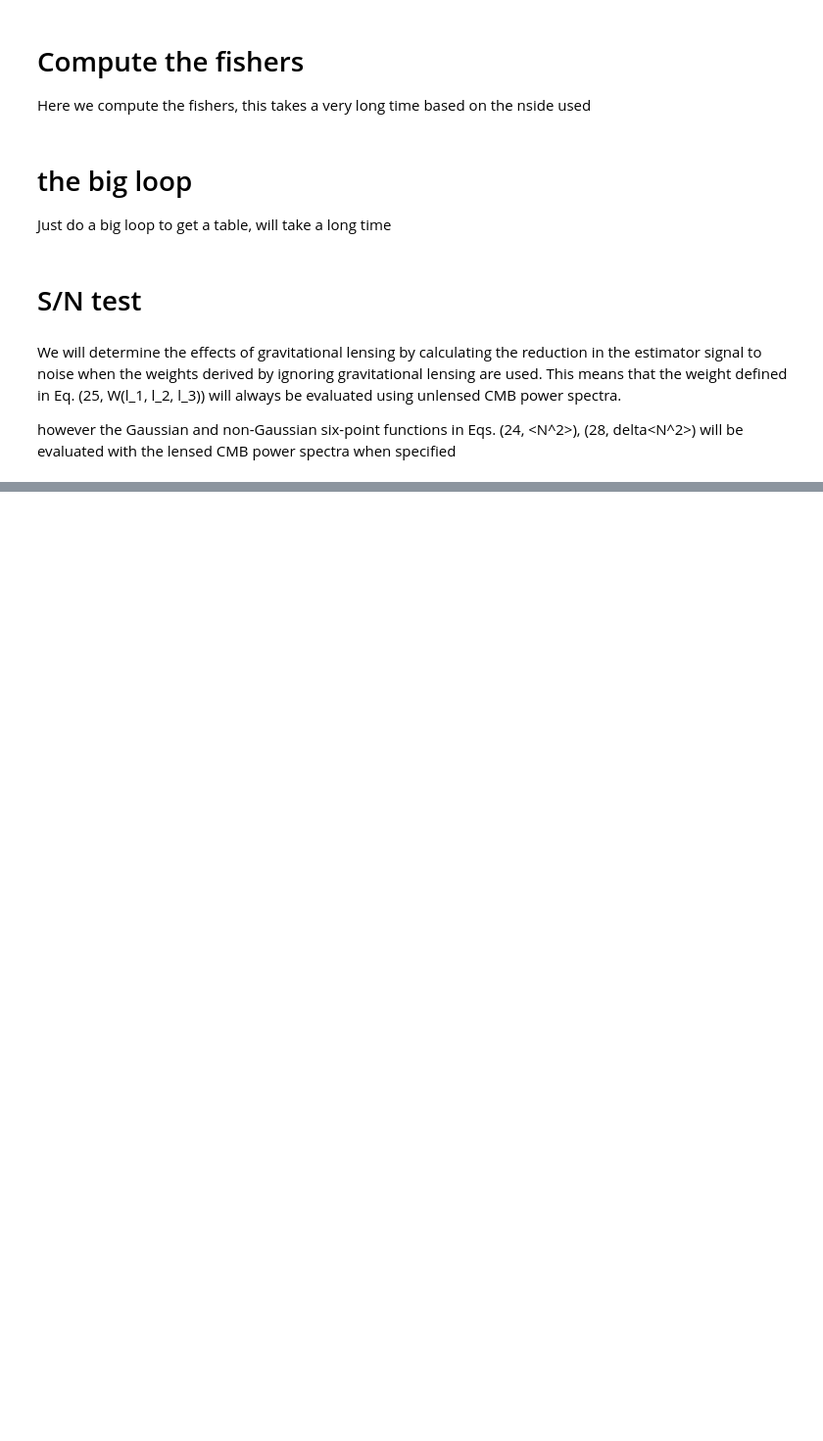
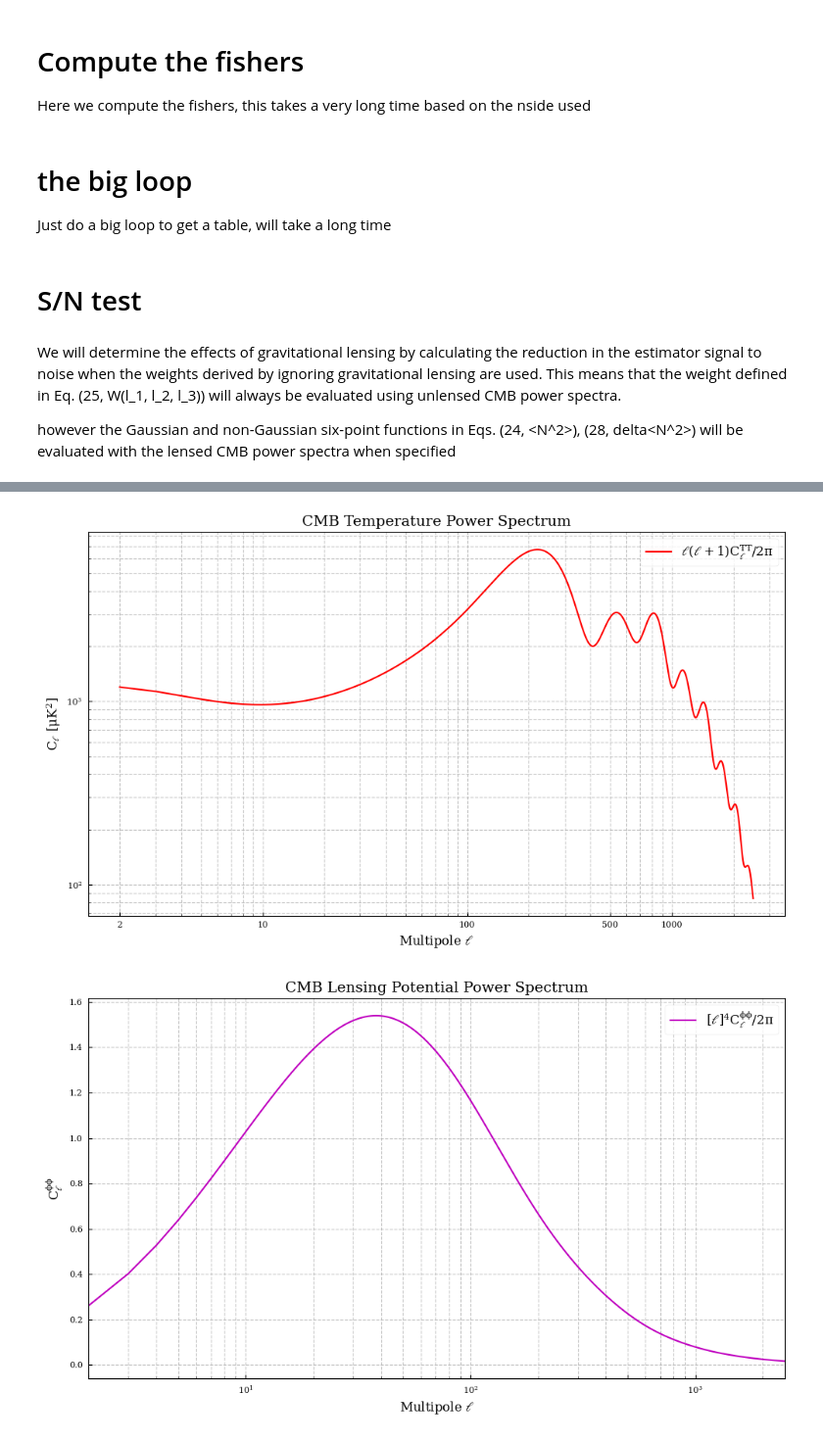
Before and after one commit to JBrandonS/MLPNG, a Jupyter notebook: notebooks/lens_test.ipynb, the cells around one changed output, grey strips where cells are left out. Shown at 98% size. Saved outputs shown, nothing was run; the diff lists cells and outputs as text; code cells hidden in the pictures; blank space fills up the shorter version.

```diff
--- a/notebooks/lens_test.ipynb
+++ b/notebooks/lens_test.ipynb
@@ -419,9 +393,0 @@ S_avg = np.sum(Ws * B) / (2 * np.pi) ** 2
-# %%
-# <N^2> = int d^2 l_1 / (2 pi)^2 l_2 / (2 pi)^2 l_3 / (2 pi)^2 W^2(l_1, l_2, l_3) 6 * C_l1 C_l2 C_l3
-
-# will need lensed and unlensed C_l versions
-c_ell = generator.c_ell_lens[0]
-cl6_lens = 6 * c_ell[:, None, None] * c_ell[None, :, None] * c_ell[None, None, :]
-
-N2_avg_0 = np.sum(Ws**2 * cl6) / (2 * np.pi) ** 4
-N2_avg_lens = np.sum(Ws**2 * cl6_lens) / (2 * np.pi) ** 4
@@ -447,0 +394,64 @@ plt.plot(np.arange(generator.n_ell), s_n_lens / s_n_0)
+# %%
+fig, ax = plt.subplots(figsize=(10, 6))
+
+scaled_c_ell = np.array(
+    [ell * (ell + 1) * c_ell[ell] / (2 * np.pi) for ell in range(2, len(c_ell))]
+)
+ax.loglog(
+    range(2, len(c_ell)),
+    scaled_c_ell,
+    "r-",
+    lw=1.5,
+    label=r"$\ell(\ell+1)C_{\ell}^{TT}/2\pi$",
+)
+
+# Formatting
+ax.set_xlabel(r"Multipole $\ell$", fontsize=12)
+ax.set_ylabel(r"$C_{\ell}$ [$\mu$K$^2$]", fontsize=12)
+ax.set_title("CMB Temperature Power Spectrum", fontsize=14)
+ax.grid(which="both", linestyle="--", alpha=0.7)
+ax.legend(fontsize=12)
+
+# Adjust x-axis ticks to be more readable
+ax.set_xticks([2, 10, 100, 500, 1000])
+ax.get_xaxis().set_major_formatter(plt.ScalarFormatter())
+
+plt.tight_layout()
+plt.show()
+
+
+fig, ax = plt.subplots(figsize=(10, 6))
+
+# Plot lensing potential with log-y scaling
+ells = np.arange(len(cl_phi))
+# ax.semilogy(ells, cl_phi, "g-", lw=1.5, label=r"Lensing potential $C_\ell^{\phi\phi}$")
+
+# Also plot with (ℓ(ℓ+1))²/2π scaling which is often used for lensing potential
+fl = (ells * (ells)) ** 2
+scaled_cl_phi = cl_phi * fl / (2 * np.pi) * 10**7
+ax.semilogx(
+    ells[2:],
+    scaled_cl_phi[2:],
+    "m-",
+    lw=1.5,
+    label=r"$[\ell]^4 C_\ell^{\phi\phi}/2\pi$",
+)
+# Formatting
+ax.set_xlabel(r"Multipole $\ell$", fontsize=12)
+ax.set_ylabel(r"$C_\ell^{\phi\phi}$", fontsize=12)
+ax.set_title("CMB Lensing Potential Power Spectrum", fontsize=14)
+ax.grid(which="both", linestyle="--", alpha=0.7)
+ax.legend(fontsize=12)
+
+# Set x-axis range to start from ℓ=2
+ax.set_xlim(2, len(cl_phi) - 1)
+
+# Adjust x-axis ticks to be more readable
+ax.set_xticks([2, 10, 100, 500, 1000])
+# ax.get_xaxis().set_major_formatter(plt.ScalarFormatter())
+
+plt.tight_layout()
+plt.show()
+# %% [output]
+[figure, added]
+[figure, added]
```
Also changed, not shown: parts of 53 cells of this notebook, 7 other files.
